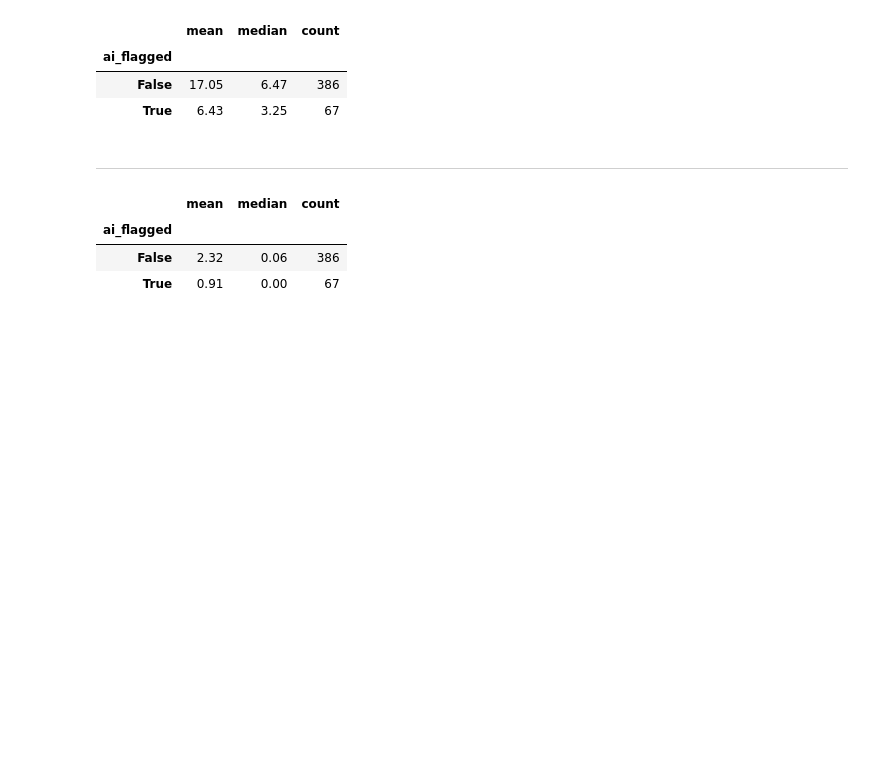
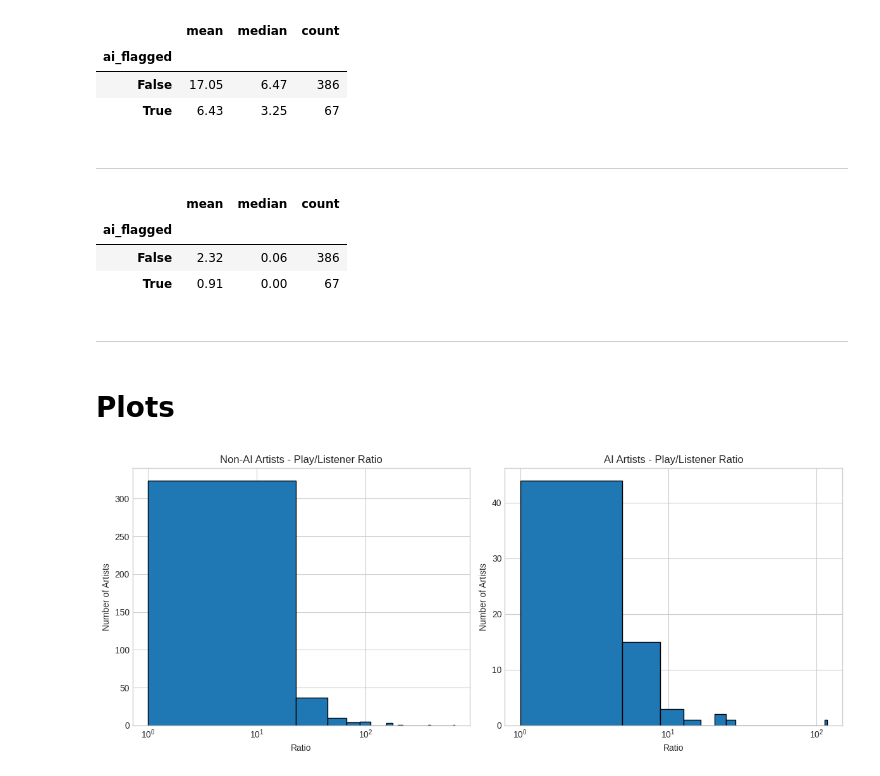
Before and after one commit to pelinumur-maker/dsa210-project-cranberry, a Jupyter notebook: dsa_eda.ipynb, the cells around one changed output. Drawn from its saved outputs; the diff is of its cells as text; code cells hidden in the pictures; blank space fills up the shorter version.

```diff
--- a/dsa_eda.ipynb
+++ b/dsa_eda.ipynb
@@ -224,3 +224,25 @@ album_ratio_summary_by_ai
 | ai_flagged |  |  |  |
 | False | 2.32 | 0.06 | 386 |
 | True | 0.91 | 0.00 | 67 |
+# %% [markdown]
+--------------------------------------------------------------------
+# %% [markdown]
+# Plots
+# %%
+import matplotlib.pyplot as plt
+import seaborn as sns
+
+fig, axes = plt.subplots(1,2,figsize=(12,5))
+
+for ax,flag,label in zip(axes, [False, True], ["Non-AI", "AI"]):
+    subset = mydata_with_ratio[mydata_with_ratio["ai_flagged"]==flag]["playcount_to_listener_ratio"].dropna()
+    ax.hist(subset, bins=30, edgecolor = 'black')
+    ax.set_title(f"{label} Artists - Play/Listener Ratio")
+    ax.set_xlabel("Ratio")
+    ax.set_xscale("log")
+    ax.set_ylabel("Number of Artists")
+
+plt.tight_layout()
+plt.show()
+# %% [output]
+[figure, added]
```
Also changed, not shown: parts of 3 cells of this notebook.
